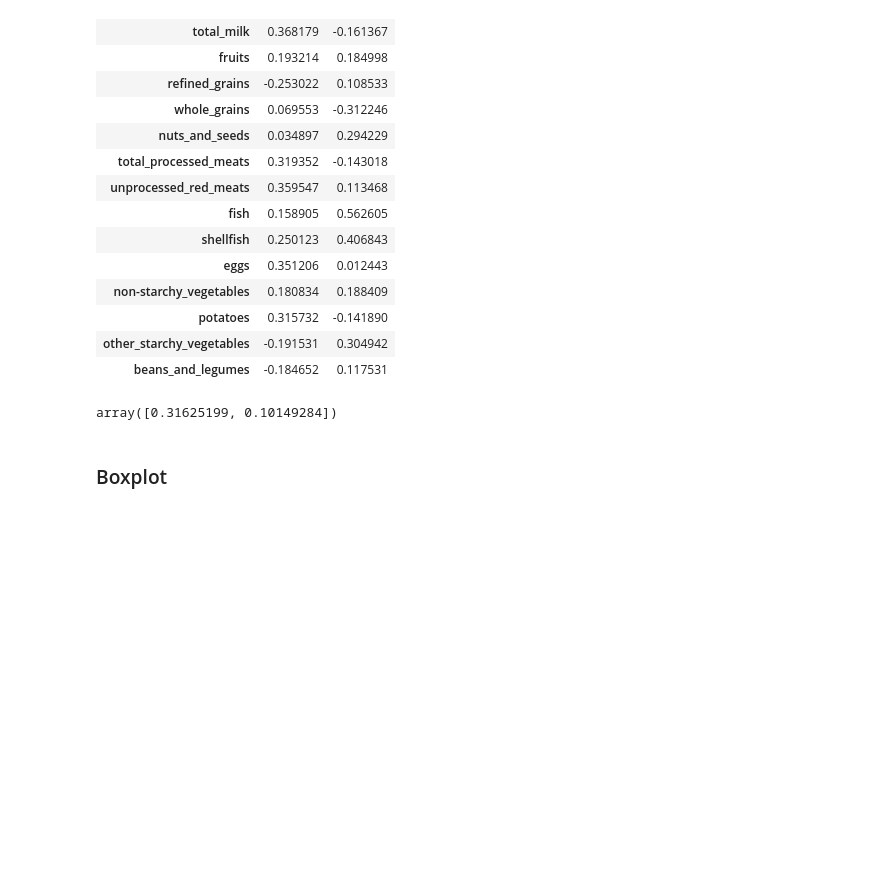
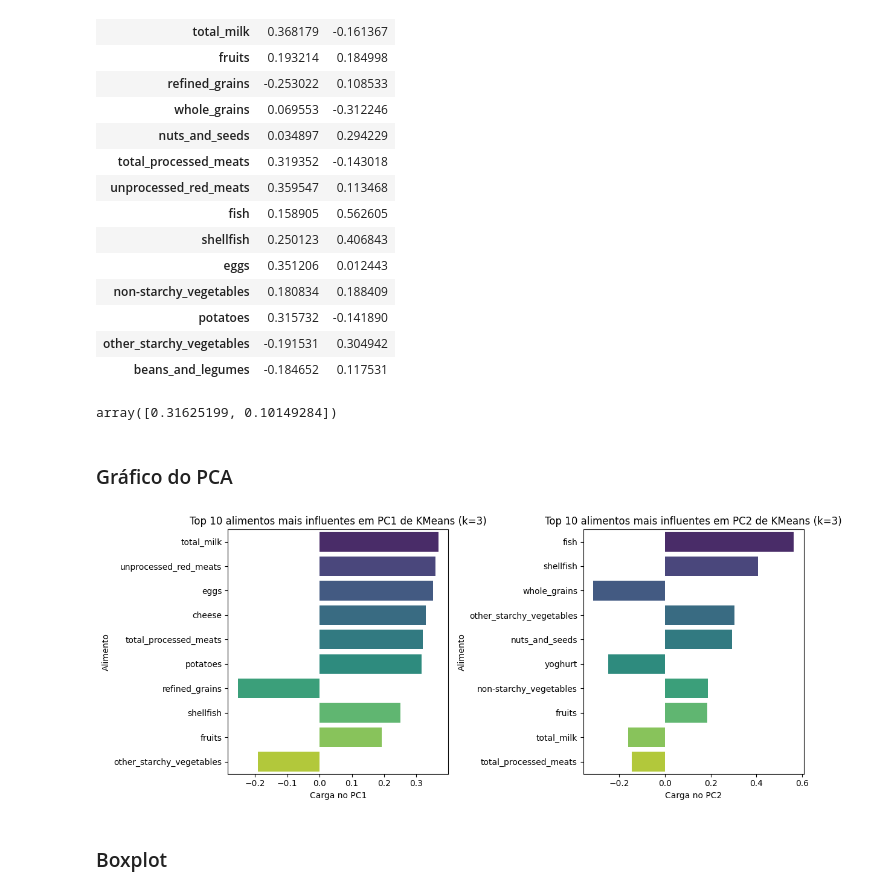
Before and after one commit to TurnipPudding/Machine-Learning---SCC0276, a Jupyter notebook: Trabalho 2/trab02_ML.ipynb, the cells around one changed output. Cells and saved outputs as stored; diff of their text form; code cells hidden in the pictures; blank space fills up the shorter version.

Commit message:
Adicionado função para fazer o gráfico do PCA

```diff
--- a/Trabalho 2/trab02_ML.ipynb
+++ b/Trabalho 2/trab02_ML.ipynb
@@ -75,3 +83,36 @@ def pca_gen(X_scaled, df, column, title, feature_names=None, return_loadings=Fal
+# %%
+def plot_pca_loadings_barras(loadings_df, component, top_n, title):
+    """
+    Plota os top_n alimentos com maior influência no componente principal especificado.
+
+    Parâmetros:
+    - loadings_df: DataFrame de pesos (output do PCA).
+    - component: 'PC1', 'PC2', etc.
+    - top_n: número de alimentos mais influentes a mostrar.
+    - title: título opcional do gráfico.
+    """
+    fig, axs = plt.subplots(1, len(component), figsize=((len(component) * 6), 5))
+
+    for i in range(len(component)):
+    # Seleciona os valores absolutos mais influentes
+        abs_loadings = loadings_df[component[i]].abs().sort_values(ascending=False).head(top_n)
+        selected_features = loadings_df.loc[abs_loadings.index, component[i]]
+
+
+    # Plot
+    # plt.figure(figsize=(10, 6))
+        sns.barplot(x=selected_features.values,
+                    y=selected_features.index, palette="viridis",
+                    hue=selected_features.index, ax=axs[i])
+        axs[i].set_xlabel(f'Carga no {component[i]}')
+        axs[i].set_ylabel('Alimento')
+        axs[i].set_title(f'Top {top_n} alimentos mais influentes em {component[i]} de {title}')
+    # plt.xlabel(f'Carga no {component}')
+    # plt.ylabel('Alimento')
+    # plt.title(f'Top {top_n} alimentos mais influentes em {component} de {title}')
+    # plt.grid(True)
+    plt.tight_layout()
+    plt.show()
 # %% [markdown]
 ### Boxplot
 # %%
@@ -321,6 +362,12 @@ kmeans_loading_df
 kmeans_explained_var
 # %% [output]
 array([0.31625199, 0.10149284])
+# %% [markdown]
+### Gráfico do PCA
+# %%
+plot_pca_loadings_barras(kmeans_loading_df, component=['PC1', 'PC2'], top_n=10, title=kmeans_title)
+# %% [output]
+[figure, added]
 # %% [markdown]
 ### Boxplot
 # %%
```
Also changed, not shown: parts of 6 cells of this notebook.
